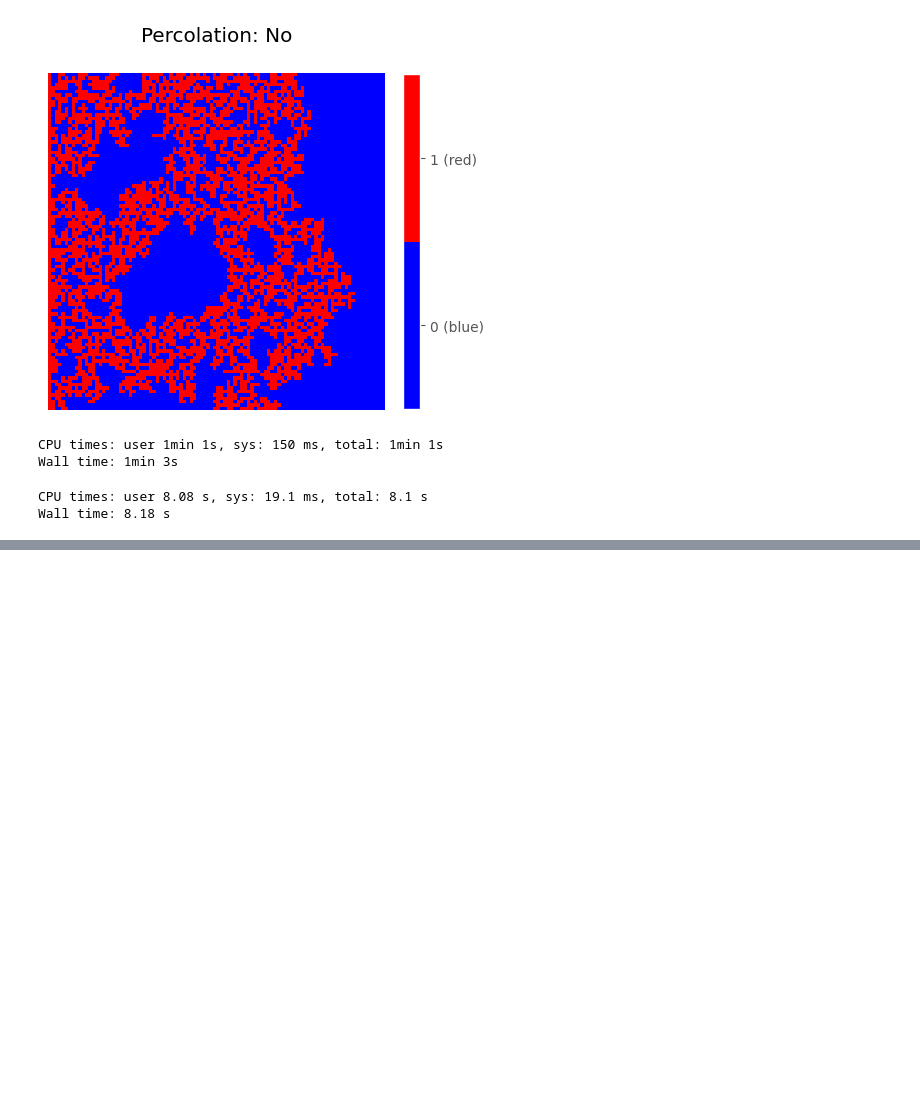
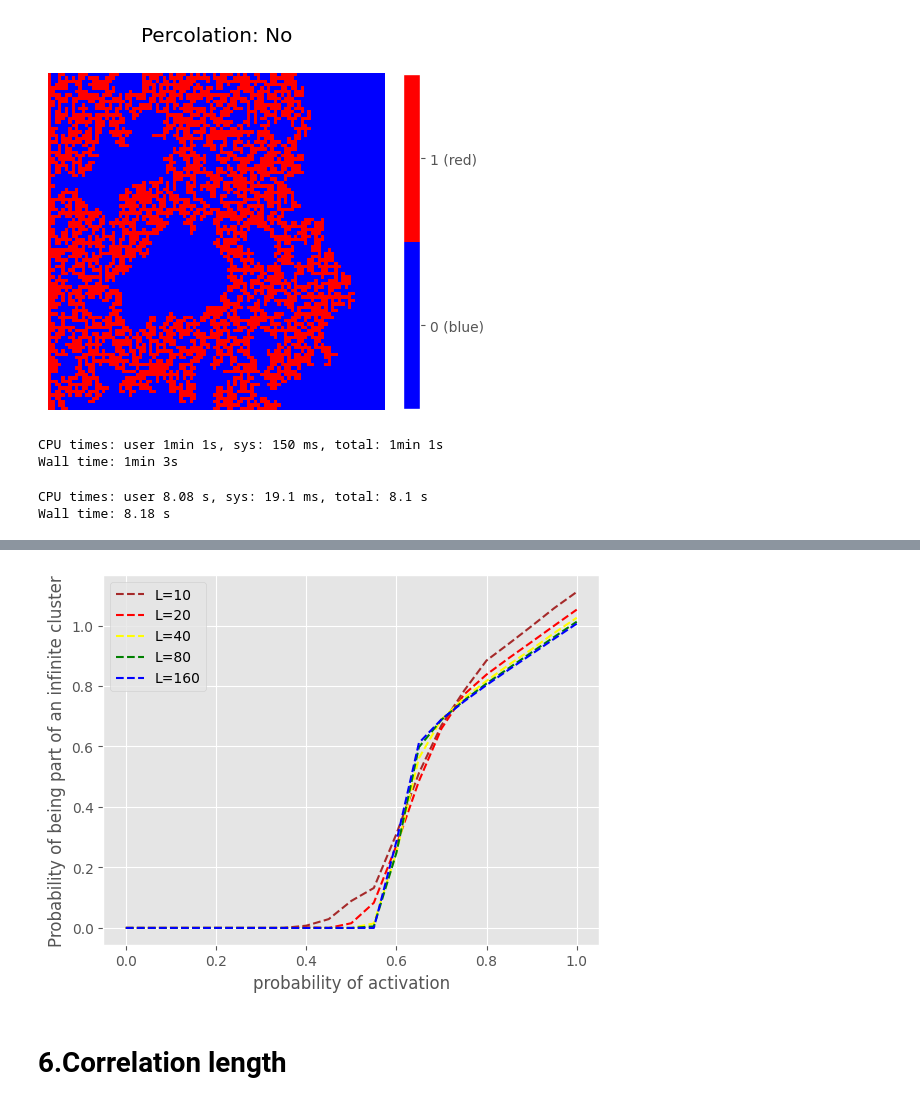
Before and after one commit to MahyarAlbalan/computational-physics, a Jupyter notebook: Percolation/Percolation.ipynb, the cells around one changed output, grey strips where cells are left out. Drawn from its saved outputs; the diff is of its cells as text; code cells hidden in the pictures; blank space fills up the shorter version.

```diff
--- a/Percolation/Percolation.ipynb
+++ b/Percolation/Percolation.ipynb
@@ -234,0 +351,36 @@ Wall time: 8.18 s
+# %%
+pdistribution = np.arange(0.0, 1.05, 0.05)
+L = [10, 20, 40, 80, 160]
+result=np.zeros(shape=(len(L),len(pdistribution)))
+
+for i, l in enumerate(L):
+  for j, p in enumerate(pdistribution):
+    prob= []
+    for k in range(100):
+      mat, values,s ,percolation_result = Hoshen_Kopelman2(l,p)#i used second function cuz the first function here wont work properly,beacuse initial 1s column it is biased
+      mask=np.isin(mat,values)
+      mat[mask]=1
+      mat[~mask]=0#here i delete every element that arent in the infinite cluster
+      if percolation_result == 1:
+        n = np.count_nonzero(mat)#total values of 1s(values on the infinite clusters)
+        prob.append(n / ( l* (l - 1)))
+
+      else:
+        prob.append(0)
+
+    result[i,j]=np.mean(prob)
+# %%
+color = ['brown', 'red', 'yellow', 'green', 'blue']
+handles = []
+for i,l in enumerate(L):
+  line, = plt.plot(pdistribution, result[i], linestyle='--', c=color[i], label=f'L={l}')
+  handles.append(line)
+
+plt.xlabel('probability of activation')
+plt.ylabel('Probability of being part of an infinite cluster')
+plt.legend(handles=handles)
+plt.show()
+# %% [output]
+[figure, added]
+# %% [markdown]
+# **6.Correlation length**
```
Also changed, not shown: parts of 27 cells of this notebook, 2 other files.
